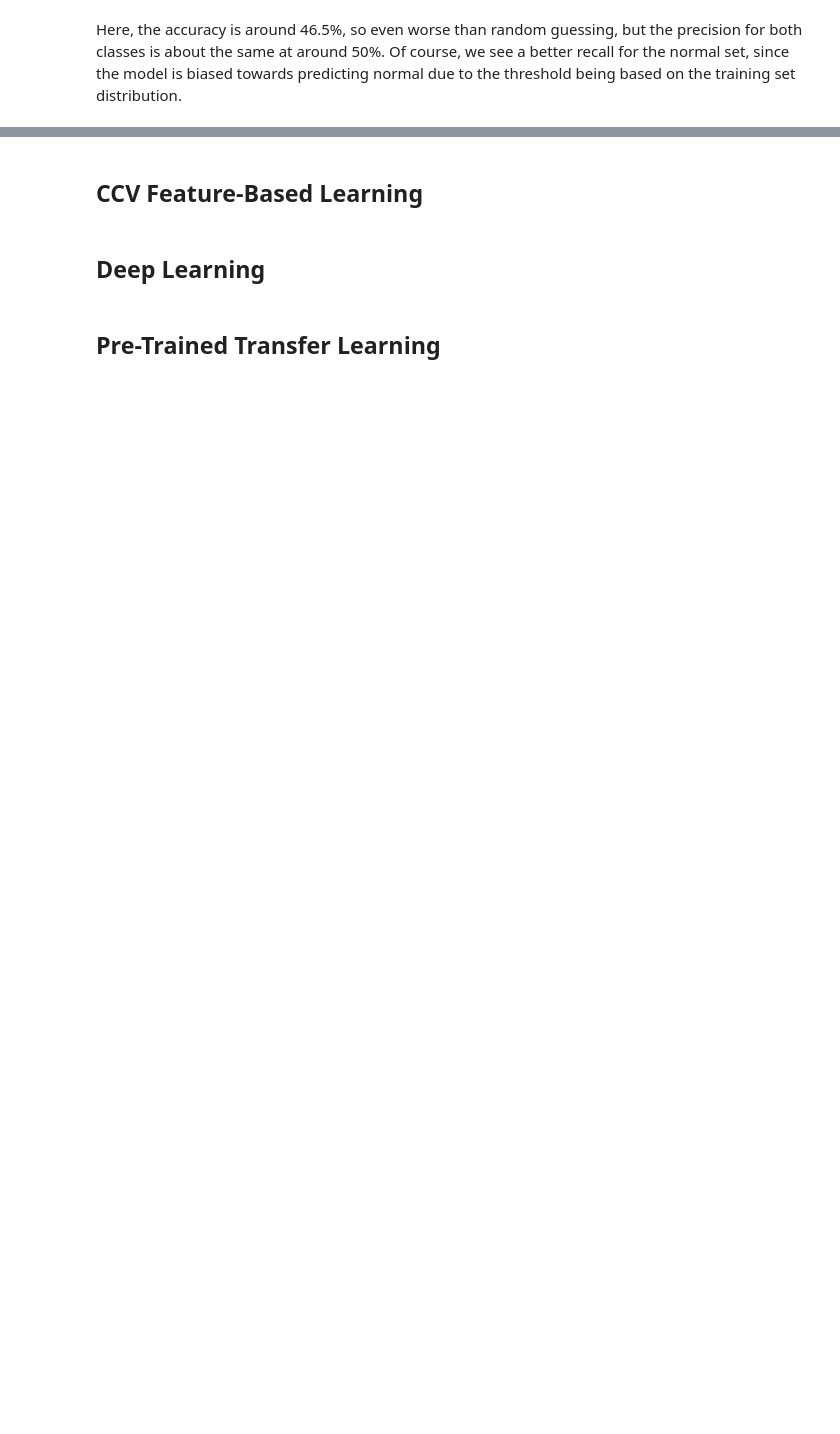
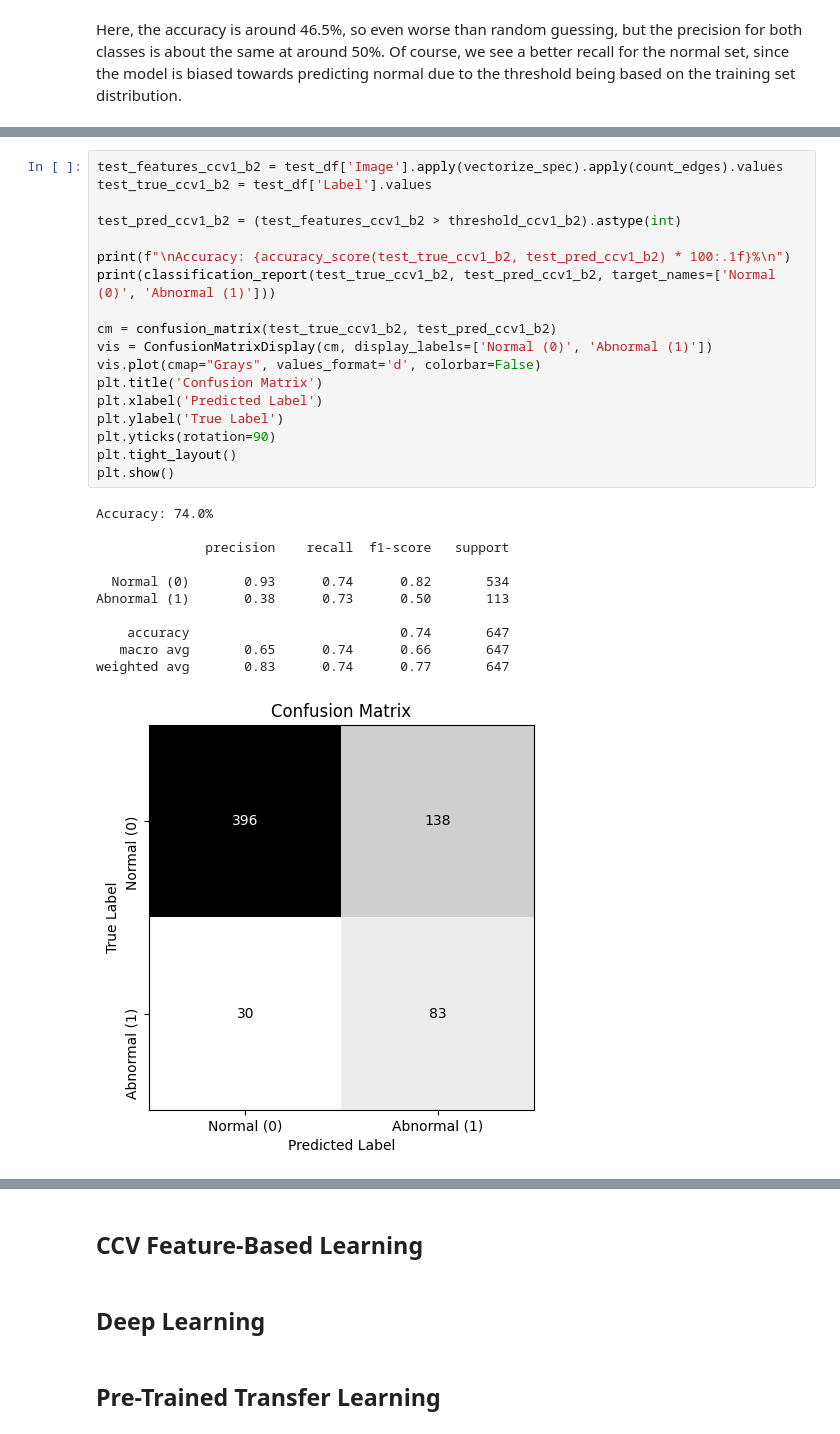
Before and after one commit to SepehrAkbari/heart, a Jupyter notebook: src/heart.ipynb, the cells around one changed output, grey strips where cells are left out. Saved outputs shown, nothing was run; the diff lists cells and outputs as text; blank space fills up the shorter version.

```diff
--- a/src/heart.ipynb
+++ b/src/heart.ipynb
@@ -884,0 +877,30 @@ AxisError: axis 1 is out of bounds for array of dimension 0
+# %%
+test_features_ccv1_b2 = test_df['Image'].apply(vectorize_spec).apply(count_edges).values
+test_true_ccv1_b2 = test_df['Label'].values
+
+test_pred_ccv1_b2 = (test_features_ccv1_b2 > threshold_ccv1_b2).astype(int)
+
+print(f"\nAccuracy: {accuracy_score(test_true_ccv1_b2, test_pred_ccv1_b2) * 100:.1f}%\n")
+print(classification_report(test_true_ccv1_b2, test_pred_ccv1_b2, target_names=['Normal (0)', 'Abnormal (1)']))
+
+cm = confusion_matrix(test_true_ccv1_b2, test_pred_ccv1_b2)
+vis = ConfusionMatrixDisplay(cm, display_labels=['Normal (0)', 'Abnormal (1)'])
+vis.plot(cmap="Grays", values_format='d', colorbar=False)
+plt.title('Confusion Matrix')
+plt.xlabel('Predicted Label')
+plt.ylabel('True Label')
+plt.yticks(rotation=90)
+plt.tight_layout()
+plt.show()
+# %% [output]
+Accuracy: 74.0%
+
+              precision    recall  f1-score   support
+
+  Normal (0)       0.93      0.74      0.82       534
+Abnormal (1)       0.38      0.73      0.50       113
+
+    accuracy                           0.74       647
+   macro avg       0.65      0.74      0.66       647
+weighted avg       0.83      0.74      0.77       647
+[figure, added]
```
Also changed, not shown: parts of 10 cells of this notebook.
